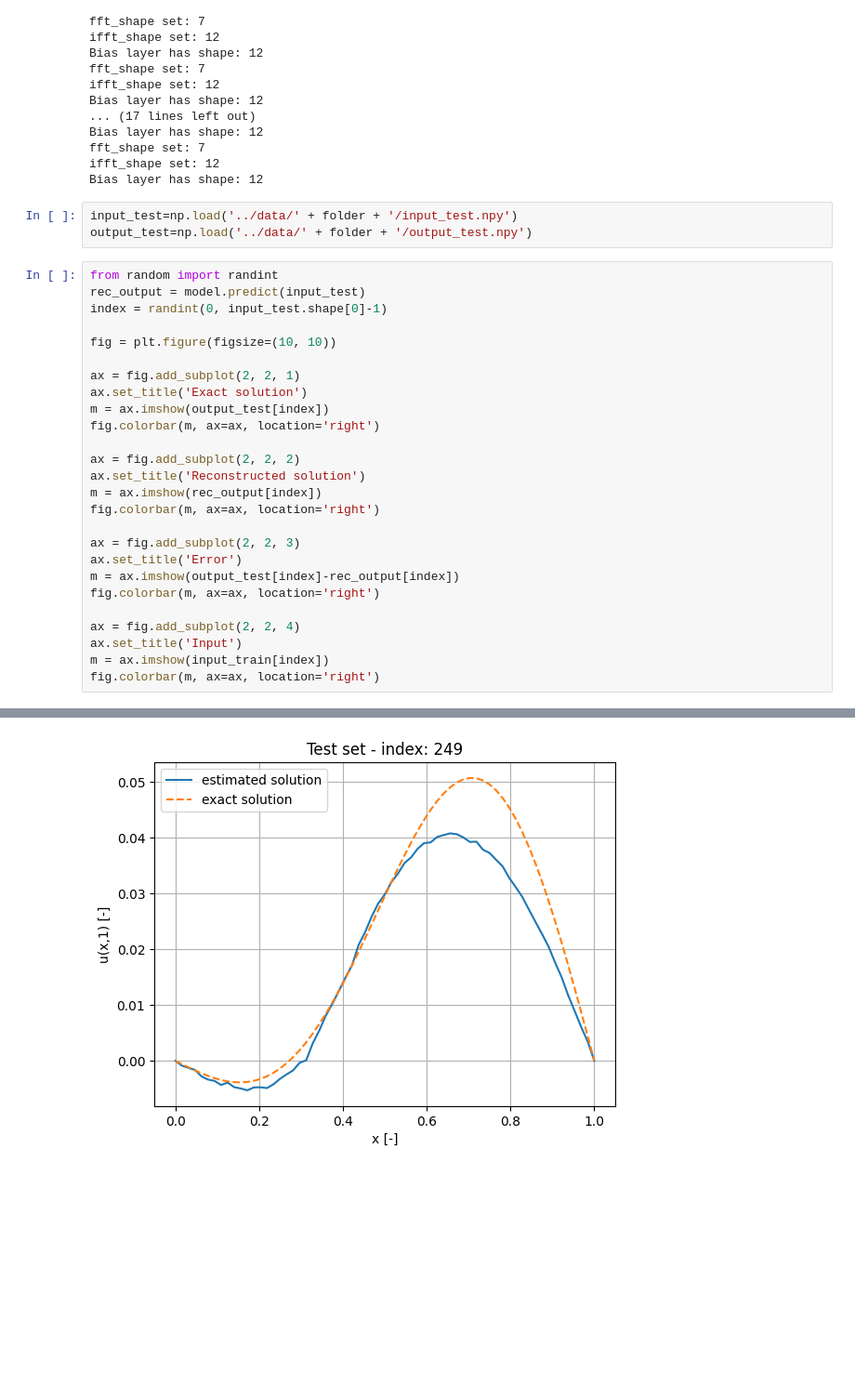
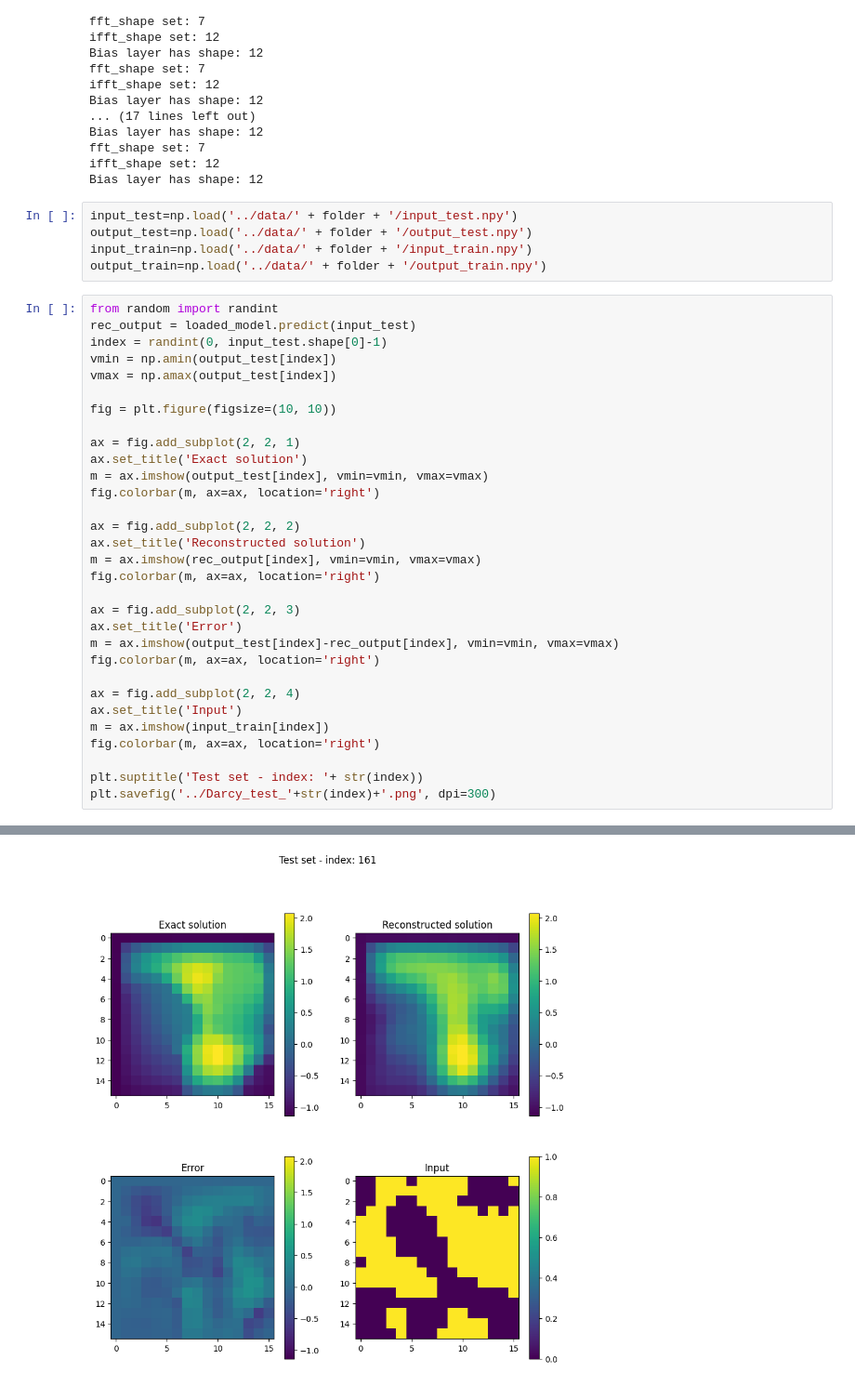
Before and after one commit to Adrianominora/Prevision, a Jupyter notebook: scripts/FNO_Darcy.ipynb, the cells around one changed output, grey strips where cells are left out. Shown at 93% size. Drawn from its saved outputs; the diff is of its cells as text; blank space fills up the shorter version.

Commit message:
Sistemato Darcy

```diff
--- a/scripts/FNO_Darcy.ipynb
+++ b/scripts/FNO_Darcy.ipynb
@@ -160,30 +154,37 @@ Bias layer has shape: 12
 # %%
 input_test=np.load('../data/' + folder + '/input_test.npy')
 output_test=np.load('../data/' + folder + '/output_test.npy')
+input_train=np.load('../data/' + folder + '/input_train.npy')
+output_train=np.load('../data/' + folder + '/output_train.npy')
 # %%
 from random import randint
-rec_output = model.predict(input_test)
+rec_output = loaded_model.predict(input_test)
 index = randint(0, input_test.shape[0]-1)
+vmin = np.amin(output_test[index])
+vmax = np.amax(output_test[index])
 
 fig = plt.figure(figsize=(10, 10))
 
 ax = fig.add_subplot(2, 2, 1)
 ax.set_title('Exact solution')
-m = ax.imshow(output_test[index])
+m = ax.imshow(output_test[index], vmin=vmin, vmax=vmax)
 fig.colorbar(m, ax=ax, location='right')
 
 ax = fig.add_subplot(2, 2, 2)
 ax.set_title('Reconstructed solution')
-m = ax.imshow(rec_output[index])
+m = ax.imshow(rec_output[index], vmin=vmin, vmax=vmax)
 fig.colorbar(m, ax=ax, location='right')
 
 ax = fig.add_subplot(2, 2, 3)
 ax.set_title('Error')
-m = ax.imshow(output_test[index]-rec_output[index])
+m = ax.imshow(output_test[index]-rec_output[index], vmin=vmin, vmax=vmax)
 fig.colorbar(m, ax=ax, location='right')
 
 ax = fig.add_subplot(2, 2, 4)
 ax.set_title('Input')
 m = ax.imshow(input_train[index])
 fig.colorbar(m, ax=ax, location='right')
+
+plt.suptitle('Test set - index: '+ str(index))
+plt.savefig('../Darcy_test_'+str(index)+'.png', dpi=300)
 # %% [output]
@@ -191 +192 @@ fig.colorbar(m, ax=ax, location='right')
-[figure, old version]
+[figure, new version]
```
Also changed, not shown: parts of 3 cells of this notebook, 1 other file.
